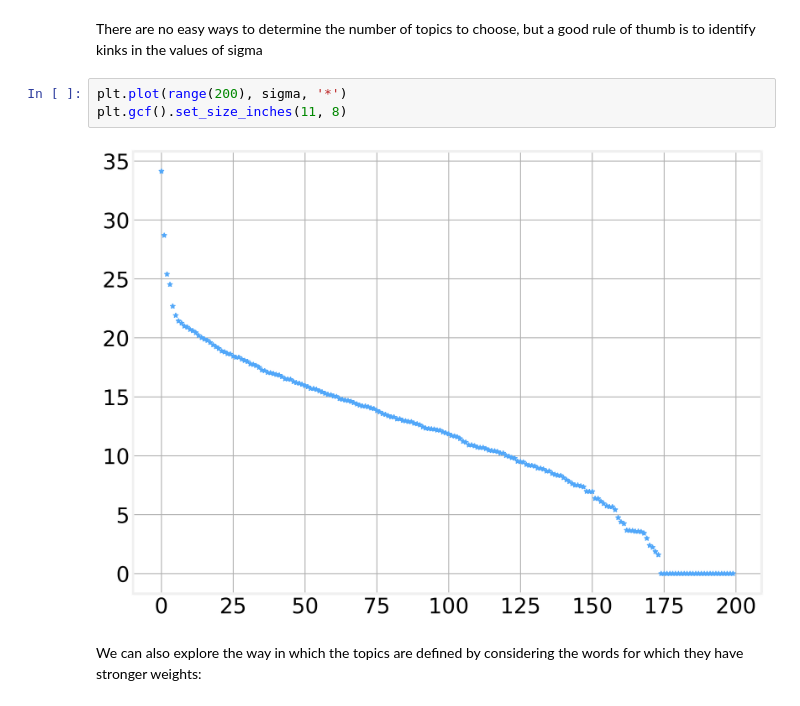
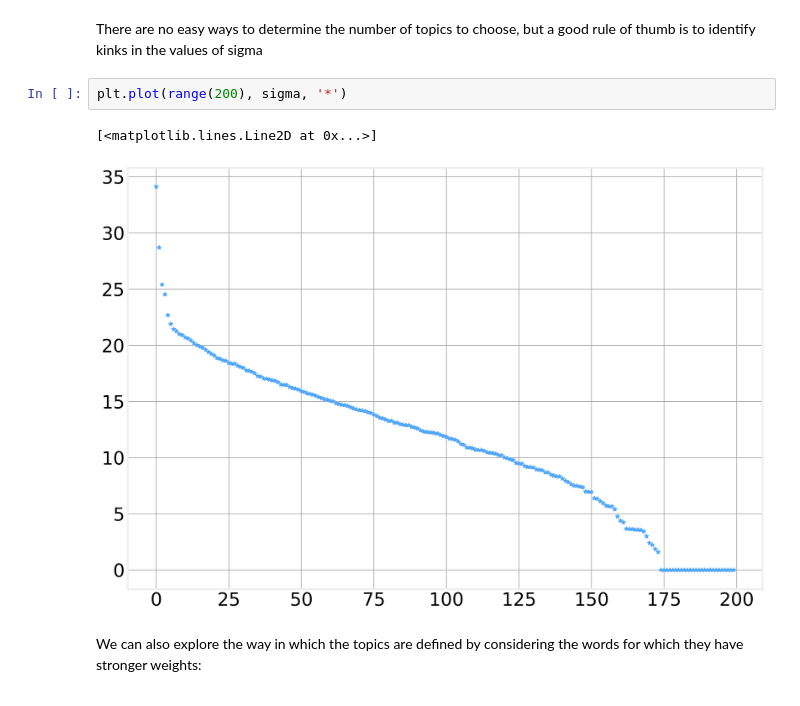
Before and after one commit to DataForScience/NLP, a Jupyter notebook: 2. Topic Modeling.ipynb, the cells around one changed output. Cells and saved outputs as stored; diff of their text form.

```diff
--- a/2. Topic Modeling.ipynb
+++ b/2. Topic Modeling.ipynb
@@ -370,9 +371,9 @@ print(uk.shape, Sk.shape, vtk.shape)
 There are no easy ways to determine the number of topics to choose, but a good rule of thumb is to identify kinks in the values of sigma
 # %%
 plt.plot(range(200), sigma, '*')
-plt.gcf().set_size_inches(11, 8)
 # %% [output]
+[<matplotlib.lines.Line2D at 0x...>]
-[figure, old version]
+[figure, new version]
 # %% [markdown]
 We can also explore the way in which the topics are defined by considering the words for which they have stronger weights:
 # %%
```
Also changed, not shown: parts of 14 cells of this notebook, 5 other files.
